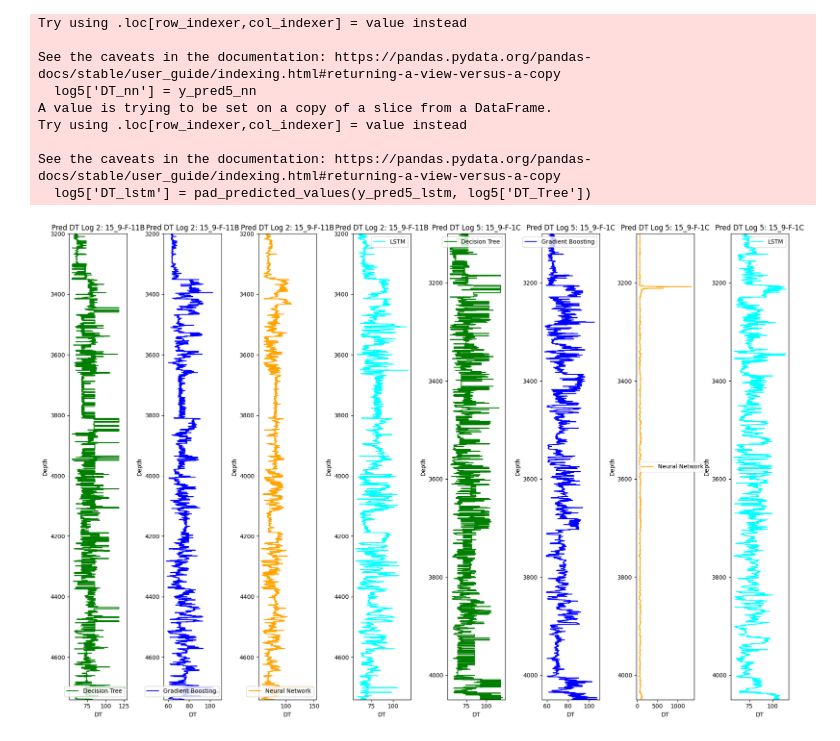
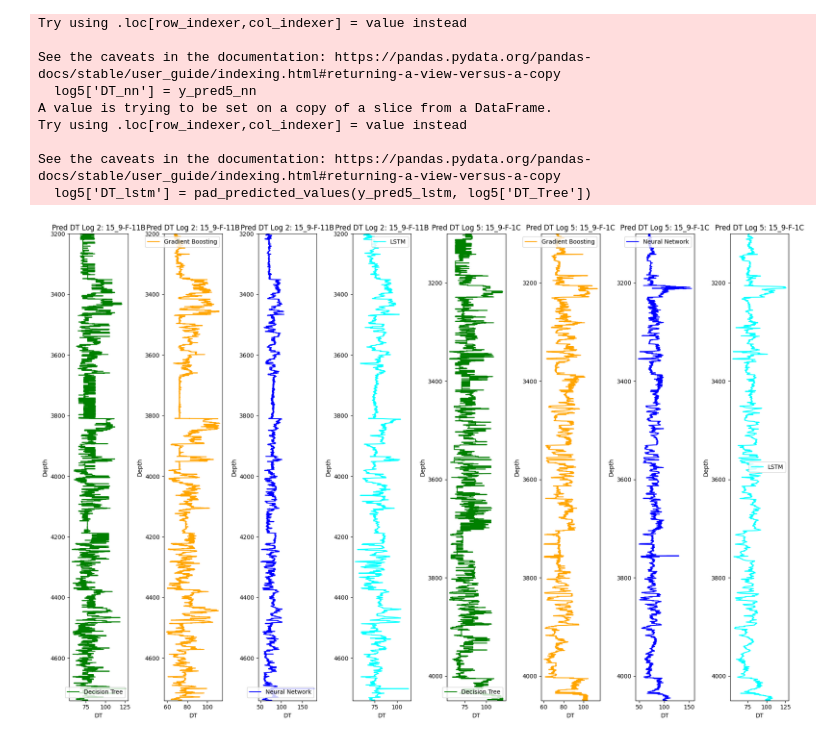
Before and after one commit to OrionXV/-Volve-Well-Log-Prediction, a Jupyter notebook: notebooks/GANaugment.ipynb, the cells around one changed output. Drawn from its saved outputs; the diff is of its cells as text; code cells hidden in the pictures.

```diff
--- a/notebooks/GANaugment.ipynb
+++ b/notebooks/GANaugment.ipynb
@@ -608,13 +537,40 @@ df_gen1.drop('WELL', axis = 1). apply(lambda x: x.astype('float32')).describe()
+# %%
+from sklearn.ensemble import GradientBoostingRegressor
+boosters = {}
+
+# Train gradient boosters for each well
+for well_name, df_gen in zip(train_well_names, [df_gen1, df_gen3, df_gen4]):
+    # Filter data for the current well
+    # df_gen = train_total[train_total['WELL'] == well_name].copy()
+
+    # Define features (X) and target (y)
+    X = df_gen.drop(columns=['DEPTH', 'WELL'])  # Assuming 'DEPTH' and 'WELL' are not features
+    y = df_gen['DEPTH']
+
+    # Train gradient booster
+    booster = GradientBoostingRegressor()
+    booster.fit(X, y)
+
+    # Store trained booster in the dictionary
+    boosters[well_name] = booster
+
+# Use trained boosters to predict 'DEPTH' values for synthetic data frames
+for synthetic_df, well_name in zip([synthetic_df_1, synthetic_df_3, synthetic_df_4], train_well_names):
+    # Get corresponding booster for the well
+    booster = boosters[well_name]
+
+    # Predict 'DEPTH' values for synthetic data
+    synthetic_df['DEPTH'] = booster.predict(synthetic_df)
 # %%
-scaler.fit(train_gen[train_gen['WELL'] == '15_9-F-11A']['DEPTH'].values.reshape(-1, 1))
+scaler.fit(train_total[train_total['WELL'] == '15_9-F-11A']['DEPTH'].values.reshape(-1, 1))
 df_gen1['DEPTH'] = scaler.inverse_transform(df_gen1['DEPTH'].values.reshape(-1, 1))
 synthetic_df_1['DEPTH'] = scaler.inverse_transform(synthetic_df_1['DEPTH'].values.reshape(-1, 1))
 
-scaler.fit(train_gen[train_gen['WELL'] == '15_9-F-1A']['DEPTH'].values.reshape(-1, 1))
+scaler.fit(train_total[train_total['WELL'] == '15_9-F-1A']['DEPTH'].values.reshape(-1, 1))
 df_gen3['DEPTH'] = scaler.inverse_transform(df_gen3['DEPTH'].values.reshape(-1, 1))
 synthetic_df_3['DEPTH'] = scaler.inverse_transform(synthetic_df_3['DEPTH'].values.reshape(-1, 1))
 
 
-scaler.fit(train_gen[train_gen['WELL'] == '15_9-F-1B']['DEPTH'].values.reshape(-1, 1))
+scaler.fit(train_total[train_total['WELL'] == '15_9-F-1B']['DEPTH'].values.reshape(-1, 1))
 df_gen4['DEPTH'] = scaler.inverse_transform(df_gen4['DEPTH'].values.reshape(-1, 1))
 synthetic_df_4['DEPTH'] = scaler.inverse_transform(synthetic_df_4['DEPTH'].values.reshape(-1, 1))
@@ -813,7 +748,7 @@ model_nn = neural_network_model(X_train_new.shape[1:])
 model_nn.compile(optimizer='adam', loss='mean_squared_error')
 
 # Fit the neural network model to the training data
-history_nn = model_nn.fit(X_train_new, y_train_new, epochs=16, batch_size=32, validation_data=(X_val1, y_val1))
+history_nn = model_nn.fit(X_train_new, y_train_new, epochs=16, batch_size=1024, validation_data=(X_val1, y_val1))
 
 # Validation: Predict on well 1
 y_pred1_nn = model_nn.predict(X_val1)
@@ -882,7 +817,7 @@ model_lstm.add(Dense(units=1))  # Output layer
 model_lstm.compile(optimizer=Adam(), loss='mean_squared_error')
 
 # Fit the LSTM model to the training data
-history = model_lstm.fit(X_train_lstm, y_train_lstm, epochs=16, batch_size=32, validation_data=(X_val1_lstm, y_val1_lstm))
+history = model_lstm.fit(X_train_lstm, y_train_lstm, epochs=16, batch_size=1024, validation_data=(X_val1_lstm, y_val1_lstm))
 
 # Validation: Predict on well 1
 y_pred1_lstm = model_lstm.predict(X_val1_lstm)
@@ -1165,7 +1100,7 @@ plt.ylabel('Depth')
 plt.legend()
 
 plt.subplot(1, 8, 2)
-plt.plot(y_pred2_grad_boost, depth2, color='blue', label='Gradient Boosting')
+plt.plot(y_pred2_grad_boost, depth2, color='orange', label='Gradient Boosting')
 plt.ylim(max(depth2), min(depth2))
 plt.title('Pred DT Log 2: 15_9-F-11B', size=12)
 plt.xlabel('DT')
@@ -1174,7 +1109,7 @@ plt.legend()
 
 
 plt.subplot(1, 8, 3)
-plt.plot(y_pred2_nn, depth2, color='orange', label='Neural Network')
+plt.plot(y_pred2_nn, depth2, color='blue', label='Neural Network')
 plt.ylim(max(depth2), min(depth2))
 plt.title('Pred DT Log 2: 15_9-F-11B', size=12)
 plt.xlabel('DT')
@@ -1200,36 +1135,36 @@ plt.ylabel('Depth')
 plt.legend()
 
 
 plt.subplot(1, 8, 6)
-plt.plot(y_pred5_grad_boost, depth5, color='blue', label='Gradient Boosting')
+plt.plot(y_pred5_grad_boost, depth5, color='orange', label='Gradient Boosting')
 plt.ylim(max(depth5), min(depth5))
 plt.title('Pred DT Log 5: 15_9-F-1C', size=12)
 plt.xlabel('DT')
 plt.ylabel('Depth')
 plt.legend()
 
 
 plt.subplot(1, 8, 7)
-plt.plot(y_pred5_nn, depth5, color='orange', label='Neural Network')
+plt.plot(y_pred5_nn, depth5, color='blue', label='Neural Network')
 plt.ylim(max(depth5), min(depth5))
 plt.title('Pred DT Log 5: 15_9-F-1C', size=12)
 plt.xlabel('DT')
 plt.ylabel('Depth')
 plt.legend()
 
 plt.subplot(1, 8, 8)
 plt.plot(pad_predicted_values(y_pred5_lstm, depth5), depth5, color='cyan', label='LSTM')
 plt.ylim(max(depth5), min(depth5))
 plt.title('Pred DT Log 5: 15_9-F-1C', size=12)
 plt.xlabel('DT')
 plt.ylabel('Depth')
 plt.legend()
 
 
 plt.tight_layout()
 plt.show()
 # %% [output]
-[figure, old version]
+[figure, new version]
 # %%
 def makeplotpred(df, color_list, suptitle_str="Pass a suptitle"):
     # Column selection from df
```
Also changed, not shown: parts of 30 cells of this notebook.
